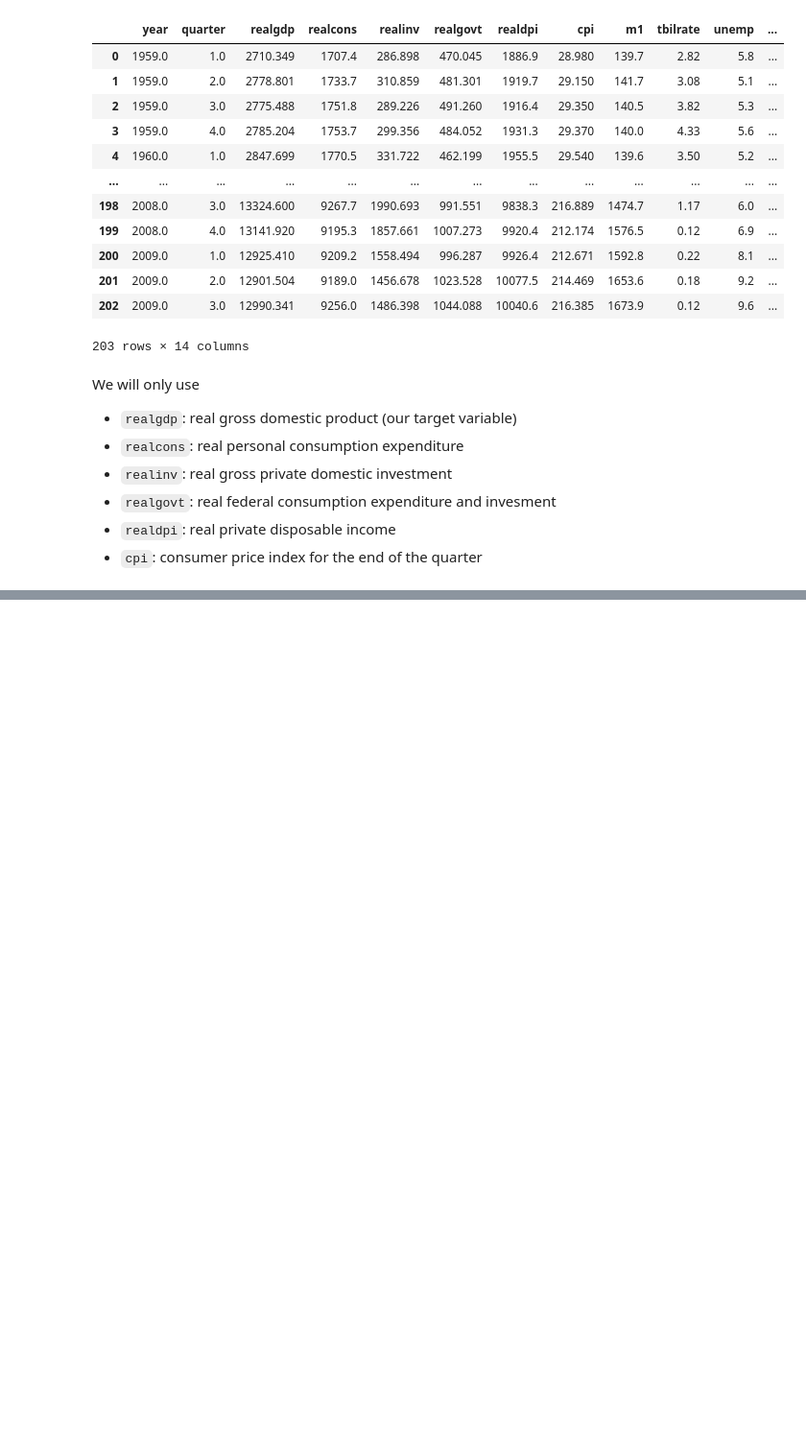
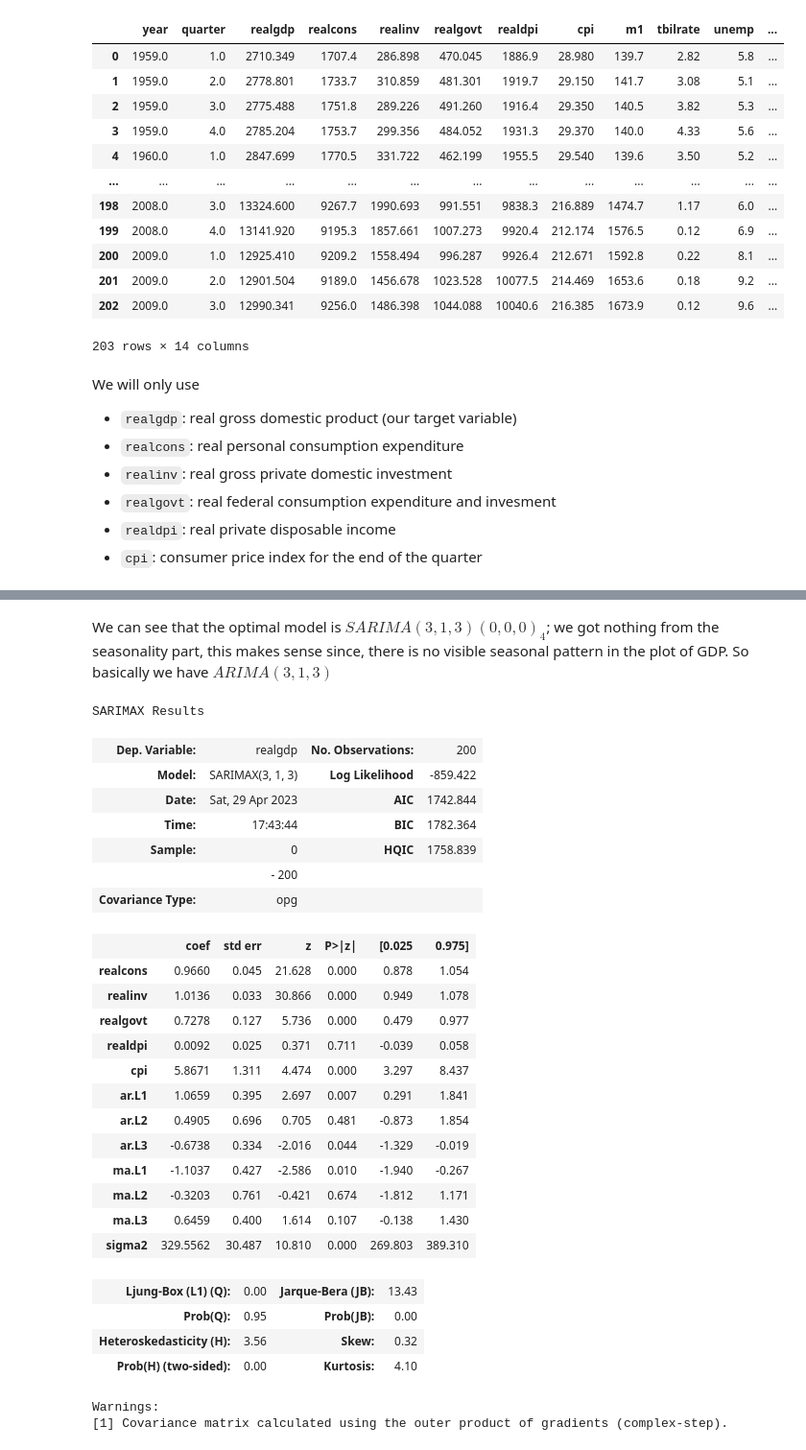
Before and after one commit to bsantanad/time-series, a Jupyter notebook: ch9_sarima_exogenous/sarima_exogenous.ipynb, the cells around one changed output, grey strips where cells are left out. Shown: that part at 96% size. Drawn from its saved outputs; the diff is of its cells as text; code cells hidden in the pictures; blank space fills up the shorter version.

Commit message:
ch9: finished sarimax
notes and ipynb

Signed-off-by: bsantanad <0211518@up.edu.mx>

```diff
--- a/ch9_sarima_exogenous/sarima_exogenous.ipynb
+++ b/ch9_sarima_exogenous/sarima_exogenous.ipynb
@@ -75,0 +185,6 @@ plt.tight_layout()
+# %%
+target = macro_econ_data['realgdp']
+exog = macro_econ_data[['realcons', 'realinv', 'realgovt', 'realdpi', 'cpi']]
+# %%
+target_train = target[:200]
+exog_train = exog[:200]
@@ -75,0 +208,42 @@ plt.tight_layout()
+# %% [markdown]
+We can see that the optimal model is $SARIMA(3,1,3)(0,0,0)_4$; we got nothing from the seasonality part, this makes sense since, there is no visible seasonal pattern in the plot of GDP. So basically we have $ARIMA(3,1,3)$
+# %%
+model = sm.tsa.statespace.SARIMAX(
+    target_train,
+    exog_train,
+    order = (3, 1, 3),
+    seasonal_order = (0, 0, 0, 4),
+    simple_differencing = False,
+)
+model = model.fit(disp = False)
+residuals = model.resid
+# %%
+model.summary()
+# %% [output]
+SARIMAX Results
+| Dep. Variable: | realgdp | No. Observations: | 200 |
+| Model: | SARIMAX(3, 1, 3) | Log Likelihood | -859.422 |
+| Date: | Sat, 29 Apr 2023 | AIC | 1742.844 |
+| Time: | 17:43:44 | BIC | 1782.364 |
+| Sample: | 0 | HQIC | 1758.839 |
+|  | - 200 |  |  |
+| Covariance Type: | opg |  |  |
+|  | coef | std err | z | P>|z| | [0.025 | 0.975] |
+| realcons | 0.9660 | 0.045 | 21.628 | 0.000 | 0.878 | 1.054 |
+| realinv | 1.0136 | 0.033 | 30.866 | 0.000 | 0.949 | 1.078 |
+| realgovt | 0.7278 | 0.127 | 5.736 | 0.000 | 0.479 | 0.977 |
+| realdpi | 0.0092 | 0.025 | 0.371 | 0.711 | -0.039 | 0.058 |
+| cpi | 5.8671 | 1.311 | 4.474 | 0.000 | 3.297 | 8.437 |
+| ar.L1 | 1.0659 | 0.395 | 2.697 | 0.007 | 0.291 | 1.841 |
+| ar.L2 | 0.4905 | 0.696 | 0.705 | 0.481 | -0.873 | 1.854 |
+| ar.L3 | -0.6738 | 0.334 | -2.016 | 0.044 | -1.329 | -0.019 |
+| ma.L1 | -1.1037 | 0.427 | -2.586 | 0.010 | -1.940 | -0.267 |
+| ma.L2 | -0.3203 | 0.761 | -0.421 | 0.674 | -1.812 | 1.171 |
+| ma.L3 | 0.6459 | 0.400 | 1.614 | 0.107 | -0.138 | 1.430 |
+| sigma2 | 329.5562 | 30.487 | 10.810 | 0.000 | 269.803 | 389.310 |
+| Ljung-Box (L1) (Q): | 0.00 | Jarque-Bera (JB): | 13.43 |
+| Prob(Q): | 0.95 | Prob(JB): | 0.00 |
+| Heteroskedasticity (H): | 3.56 | Skew: | 0.32 |
+| Prob(H) (two-sided): | 0.00 | Kurtosis: | 4.10 |
+Warnings:
+[1] Covariance matrix calculated using the outer product of gradients (complex-step).
```
Also changed, not shown: parts of 23 cells of this notebook, 1 other file.
